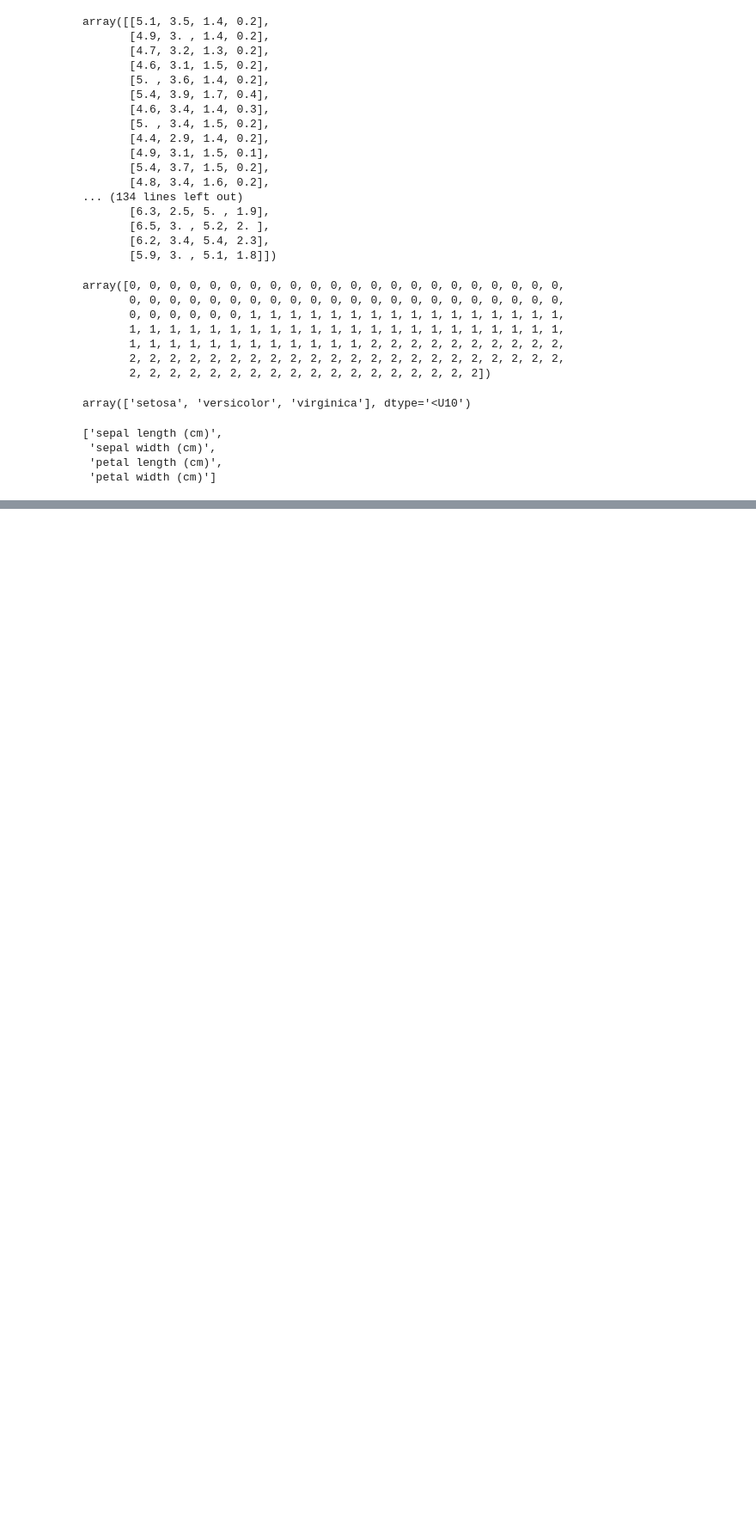
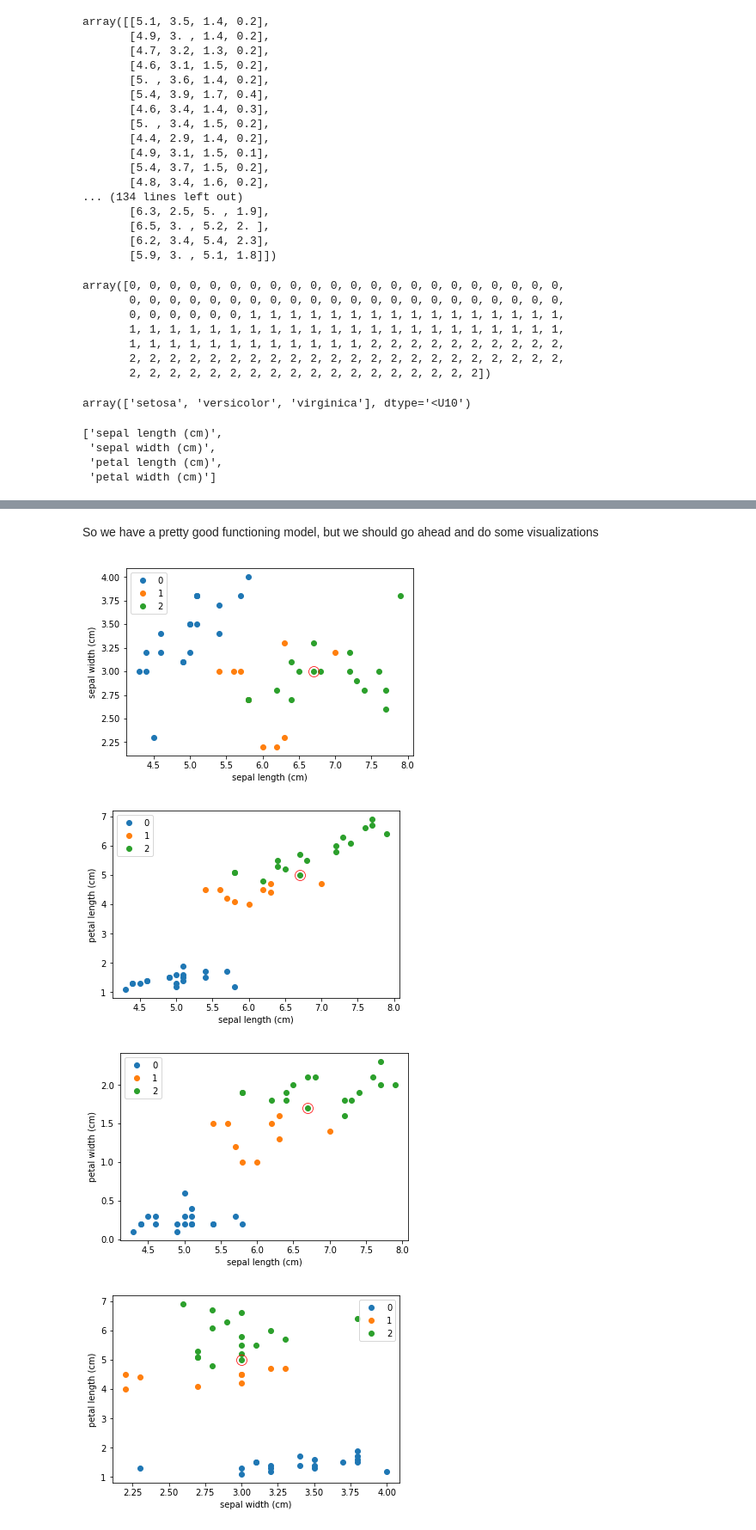
Before and after one commit to boudrejp/w207_supplemental, a Jupyter notebook: week3_iris_nb.ipynb, the cells around one changed output, grey strips where cells are left out. Shown at 86% size. Cells and saved outputs as stored; diff of their text form; code cells hidden in the pictures; blank space fills up the shorter version.

```diff
--- a/week3_iris_nb.ipynb
+++ b/week3_iris_nb.ipynb
@@ -83,0 +111,8 @@ column_names
+# %%
+from sklearn.model_selection import train_test_split
+
+# this function will do our training and test split
+# documentation: https://scikit-learn.org/stable/modules/generated/sklearn.model_selection.train_test_split.html
+
+x_train, x_valid, y_train, y_valid = train_test_split(
+    xdata, ydata, test_size = 0.30, random_state = 2019)
@@ -83,0 +149,7 @@ column_names
+# %%
+from sklearn.naive_bayes import GaussianNB
+
+nb_classifier = GaussianNB().fit(x_train, y_train)
+y_pred_nb1 = nb_classifier.predict(x_valid)
+
+print("Number of mislabeled points out of a total %d points : %d" % (y_valid.shape[0],(y_valid != y_pred_nb1).sum()))
@@ -83,0 +167,2 @@ column_names
+# %% [markdown]
+So we have a pretty good functioning model, but we should go ahead and do some visualizations
@@ -83,0 +207,15 @@ column_names
+# %%
+def plot_all_combinations(xdata, predictions, actuals, all_column_names):
+    plot_with_two_axes(xdata, predictions, actuals, all_column_names[0], all_column_names[1])
+    plot_with_two_axes(xdata, predictions, actuals, all_column_names[0], all_column_names[2])
+    plot_with_two_axes(xdata, predictions, actuals, all_column_names[0], all_column_names[3])
+    plot_with_two_axes(xdata, predictions, actuals, all_column_names[1], all_column_names[2])
+    plot_with_two_axes(xdata, predictions, actuals, all_column_names[1], all_column_names[3])
+    plot_with_two_axes(xdata, predictions, actuals, all_column_names[2], all_column_names[3])
+# %%
+plot_all_combinations(x_valid, y_pred_nb1, y_valid, column_names)
+# %% [output]
+[figure, added]
+[figure, added]
+[figure, added]
+[figure, added]
```
Also changed, not shown: parts of 25 cells of this notebook.
